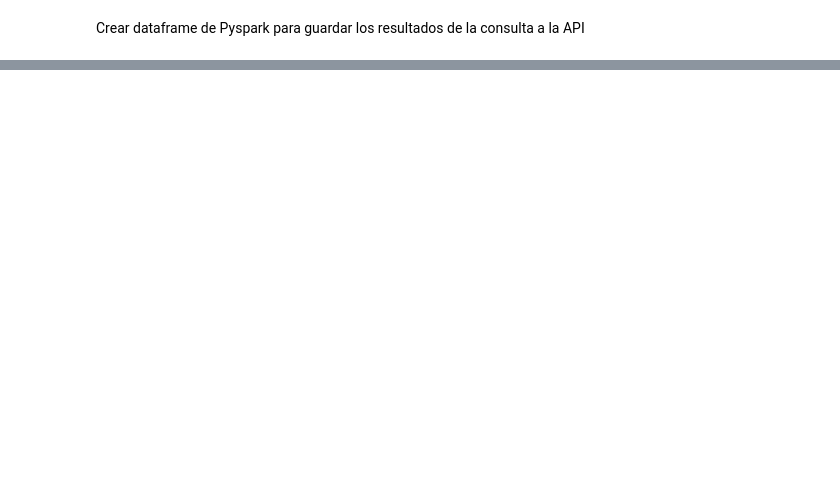
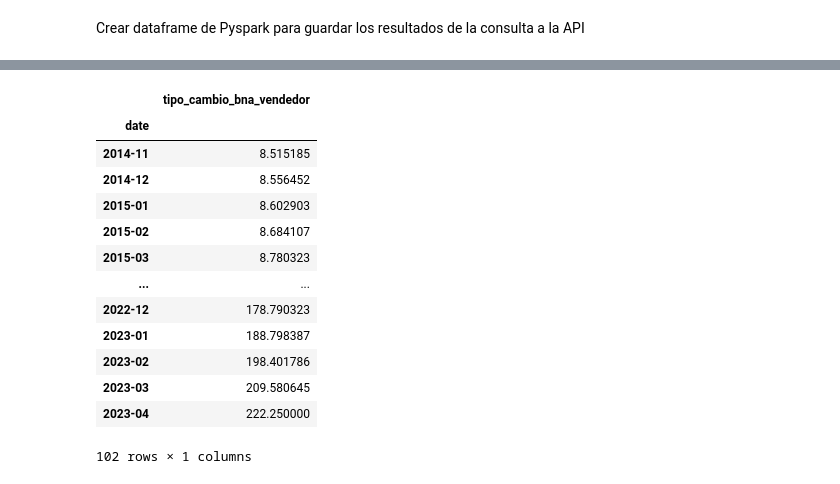
Before and after one commit to dario248/ch-de-entregable-paez-dario, a Jupyter notebook: docker_shared_folder/working_dir/Entregable_2.ipynb, the cells around one changed output, grey strips where cells are left out. Drawn from its saved outputs; the diff is of its cells as text; code cells hidden in the pictures; blank space fills up the shorter version.

```diff
--- a/docker_shared_folder/working_dir/Entregable_2.ipynb
+++ b/docker_shared_folder/working_dir/Entregable_2.ipynb
@@ -319,0 +365,19 @@ df_to_write.write \
+# %%
+# Ahora se puede agrupar por mes y calcular el promedio del tipo de cambio
+df_cambio_final = df_cambio3.groupby(['date']).mean()
+df_cambio_final
+# %% [output]
+|  | tipo_cambio_bna_vendedor |
+| date |  |
+| 2014-11 | 8.515185 |
+| 2014-12 | 8.556452 |
+| 2015-01 | 8.602903 |
+| 2015-02 | 8.684107 |
+| 2015-03 | 8.780323 |
+| ... | ... |
+| 2022-12 | 178.790323 |
+| 2023-01 | 188.798387 |
+| 2023-02 | 198.401786 |
+| 2023-03 | 209.580645 |
+| 2023-04 | 222.250000 |
+102 rows × 1 columns
```
Also changed, not shown: parts of 43 cells of this notebook.
